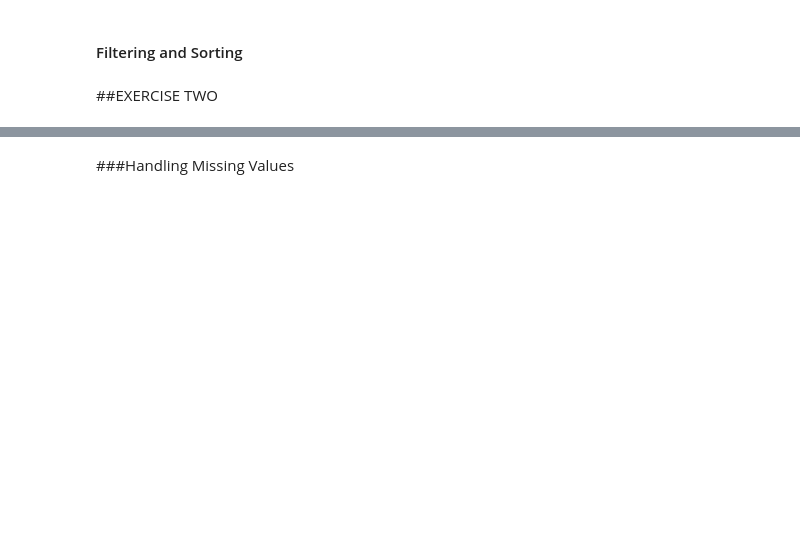
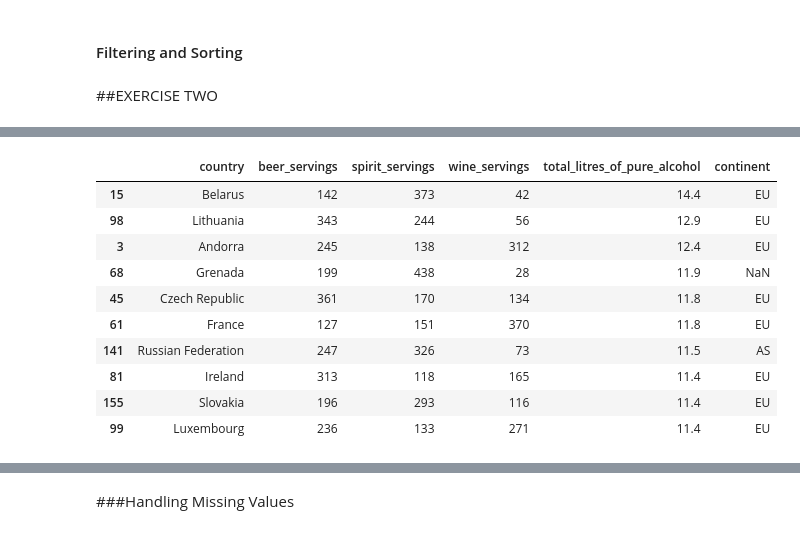
Before and after one commit to ihansel/SYD_DAT_4, a Jupyter notebook: labs/Week 1/Lab 1 - Pandas.ipynb, the cells around one changed output, grey strips where cells are left out. Drawn from its saved outputs; the diff is of its cells as text; code cells hidden in the pictures; blank space fills up the shorter version.

```diff
--- a/labs/Week 1/Lab 1 - Pandas.ipynb
+++ b/labs/Week 1/Lab 1 - Pandas.ipynb
@@ -183,4 +255,17 @@ users.sort(['occupation', 'age'])   # sort by multiple columns
 # %%
 # determine which 10 countries have the highest total_litres_of_pure_alcohol
+drinks.sort('total_litres_of_pure_alcohol', ascending=False).head(10)
+# %% [output]
+|  | country | beer_servings | spirit_servings | wine_servings | total_litres_of_pure_alcohol | continent |
+| 15 | Belarus | 142 | 373 | 42 | 14.4 | EU |
+| 98 | Lithuania | 343 | 244 | 56 | 12.9 | EU |
+| 3 | Andorra | 245 | 138 | 312 | 12.4 | EU |
+| 68 | Grenada | 199 | 438 | 28 | 11.9 | NaN |
+| 45 | Czech Republic | 361 | 170 | 134 | 11.8 | EU |
+| 61 | France | 127 | 151 | 370 | 11.8 | EU |
+| 141 | Russian Federation | 247 | 326 | 73 | 11.5 | AS |
+| 81 | Ireland | 313 | 118 | 165 | 11.4 | EU |
+| 155 | Slovakia | 196 | 293 | 116 | 11.4 | EU |
+| 99 | Luxembourg | 236 | 133 | 271 | 11.4 | EU |
 # %%
 # rename the column 'beer_servings' to 'beer'
```
Also changed, not shown: parts of 14 cells of this notebook.
